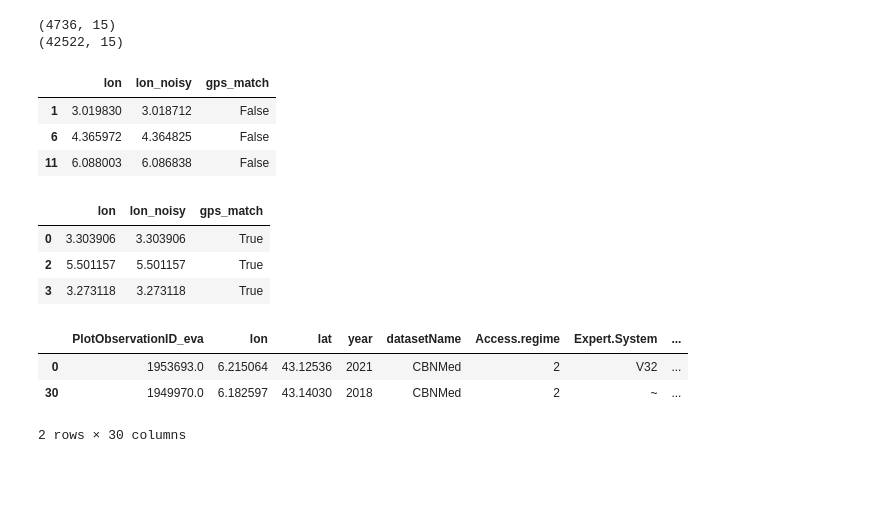
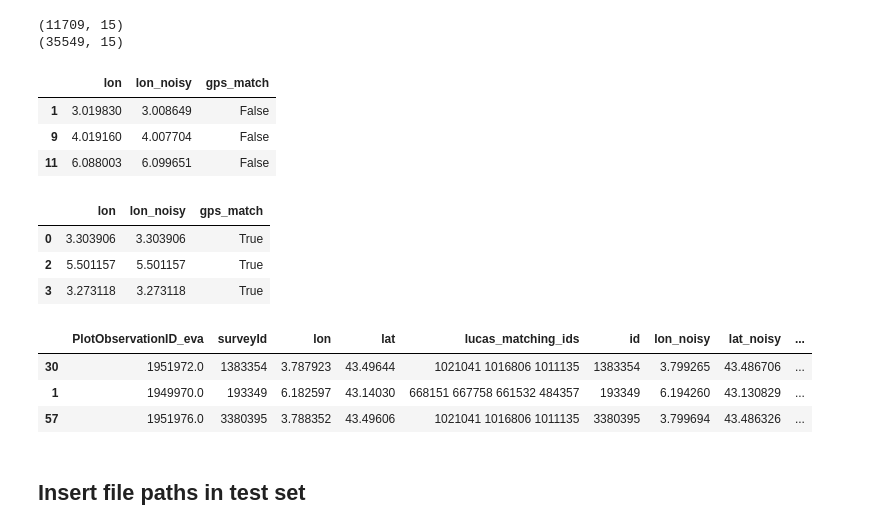
Before and after one commit to plantnet/malpolon, a Jupyter notebook: examples/custom_train/multiscale_jrc/Pre-processing_error_detection.ipynb, the cells around one changed output. Drawn from its saved outputs; the diff is of its cells as text; code cells hidden in the pictures; blank space fills up the shorter version.

Commit message:
Added GPS_error detection pipeline, handling multi-LUCAS_IDs + multi-Image_views per GLC24-PA survey plot. Updated & fixed the data pre-processing notebook for the same experiment.

```diff
--- a/examples/custom_train/multiscale_jrc/Pre-processing_error_detection.ipynb
+++ b/examples/custom_train/multiscale_jrc/Pre-processing_error_detection.ipynb
@@ -19,12 +19,16 @@ df_lucas_test = pd.read_csv(fp_lucas_test)
 
 print(f"LUCAS occurrences Train-Val: {df_lucas_train_val.shape} ({df_lucas_train_val['id'].nunique()} sites)")
 display(df_lucas_train_val.head(1))
+print(df_lucas_train_val.columns)
 print(f"\nLUCAS occurrences Test: {df_lucas_test.shape} ({df_lucas_test['id'].nunique()} sites)")
 display(df_lucas_test.head(1))
+print(df_lucas_test.columns)
 
 print("\nExcluding Test surveyIds from Train-val...")
 df_lucas_train_val = df_lucas_train_val[~(df_lucas_train_val['id'].isin(df_lucas_test['id'].unique()))]
 print(f"LUCAS occurrences Train-Val (after purge of Test): {df_lucas_test.shape} ({df_lucas_test['id'].nunique()} sites)")
+
+relevant_cols_test = ['PlotObservationID_eva', 'surveyId', 'lon', 'lat', 'lucas_matching_ids']
 # %% [output]
 LUCAS occurrences Train-Val: (47258, 12) (7903 sites)
 |  | Unnamed: 0 | id | file_path | full_path | image_source | exists | full_path_missing | full_path_2022 | ... |
@@ -174,20 +191,22 @@ def apply_noise_over_GPS_in_meters(
 
     return df_noisy
 
-# df_lucas_train_val_noisy_gps = apply_noise_over_GPS_in_meters(df_lucas_train_val, epsilon=100)
-df_lucas_train_val_noisy_gps = apply_noise_over_GPS_in_meters(df_lucas_train_val, epsilon=100)
+gps_error_probability = 0.25
+gps_error_in_meters = 1000
 # %%
+df_lucas_train_val_noisy_gps = apply_noise_over_GPS_in_meters(df_lucas_train_val, gamma=gps_error_probability, epsilon=gps_error_in_meters)
+
 print(df_lucas_train_val_noisy_gps[df_lucas_train_val_noisy_gps['lon'] != df_lucas_train_val_noisy_gps['lon_noisy']].shape)
 print(df_lucas_train_val_noisy_gps[df_lucas_train_val_noisy_gps['lon'] == df_lucas_train_val_noisy_gps['lon_noisy']].shape)
 display(df_lucas_train_val_noisy_gps[df_lucas_train_val_noisy_gps['lon'] != df_lucas_train_val_noisy_gps['lon_noisy']].head(3)[['lon', 'lon_noisy', 'gps_match']])
 display(df_lucas_train_val_noisy_gps[df_lucas_train_val_noisy_gps['lon'] == df_lucas_train_val_noisy_gps['lon_noisy']].head(3)[['lon', 'lon_noisy', 'gps_match']])
 # %% [output]
-(4736, 15)
-(42522, 15)
+(11709, 15)
+(35549, 15)
 |  | lon | lon_noisy | gps_match |
-| 1 | 3.019830 | 3.018712 | False |
-| 6 | 4.365972 | 4.364825 | False |
-| 11 | 6.088003 | 6.086838 | False |
+| 1 | 3.019830 | 3.008649 | False |
+| 9 | 4.019160 | 4.007704 | False |
+| 11 | 6.088003 | 6.099651 | False |
 |  | lon | lon_noisy | gps_match |
 | 0 | 3.303906 | 3.303906 | True |
 | 2 | 5.501157 | 5.501157 | True |
@@ -197,12 +216,13 @@ df_lucas_train_val_noisy_gps.to_csv(f"{fp_lucas_train_val.split('.csv')[0]}_nois
 df_lucas_train_val_noisy_gps[df_lucas_train_val_noisy_gps['subset'] == 'train'].to_csv(f"{fp_lucas_train.split('.csv')[0]}_noisy_100m.csv", index=False)
 df_lucas_train_val_noisy_gps[df_lucas_train_val_noisy_gps['subset'] == 'val'].to_csv(f"{fp_lucas_val.split('.csv')[0]}_noisy_100m.csv", index=False)
 # %%
-df_lucas_test_noisy_gps = apply_noise_over_GPS_in_meters(df_lucas_test, epsilon=100)
-display(df_lucas_test_noisy_gps[df_lucas_test_noisy_gps['lon'] != df_lucas_test_noisy_gps['lon_noisy']].head(2))
+df_lucas_test_unique_sId = df_lucas_test[relevant_cols_test].drop_duplicates(subset='surveyId', keep="first", ignore_index=True)
+df_lucas_test_unique_sId['id'] = df_lucas_test_unique_sId['surveyId']
 
-df_lucas_test_noisy_gps.to_csv(f"{fp_lucas_test.split('.csv')[0]}_noisy_100m.csv", index=False)
+df_lucas_test_noisy_gps = apply_noise_over_GPS_in_meters(df_lucas_test_unique_sId, gamma=gps_error_probability, epsilon=gps_error_in_meters)
+display(df_lucas_test_noisy_gps[df_lucas_test_noisy_gps['lon'] != df_lucas_test_noisy_gps['lon_noisy']].sample(3))
 # %% [output]
-|  | PlotObservationID_eva | lon | lat | year | datasetName | Access.regime | Expert.System | ... |
-| 0 | 1953693.0 | 6.215064 | 43.12536 | 2021 | CBNMed | 2 | V32 | ... |
-| 30 | 1949970.0 | 6.182597 | 43.14030 | 2018 | CBNMed | 2 | ~ | ... |
+|  | PlotObservationID_eva | surveyId | lon | lat | lucas_matching_ids | id | lon_noisy | lat_noisy | ... |
+| 30 | 1951972.0 | 1383354 | 3.787923 | 43.49644 | 1021041 1016806 1011135 | 1383354 | 3.799265 | 43.486706 | ... |
+| 1 | 1949970.0 | 193349 | 6.182597 | 43.14030 | 668151 667758 661532 484357 | 193349 | 6.194260 | 43.130829 | ... |
+| 57 | 1951976.0 | 3380395 | 3.788352 | 43.49606 | 1021041 1016806 1011135 | 3380395 | 3.799694 | 43.486326 | ... |
-2 rows × 30 columns
@@ -208,0 +231,2 @@ df_lucas_test_noisy_gps.to_csv(f"{fp_lucas_test.split('.csv')[0]}_noisy_100m.csv
+# %% [markdown]
+## Insert file paths in test set
```
Also changed, not shown: parts of 8 cells of this notebook, 1 other file.
